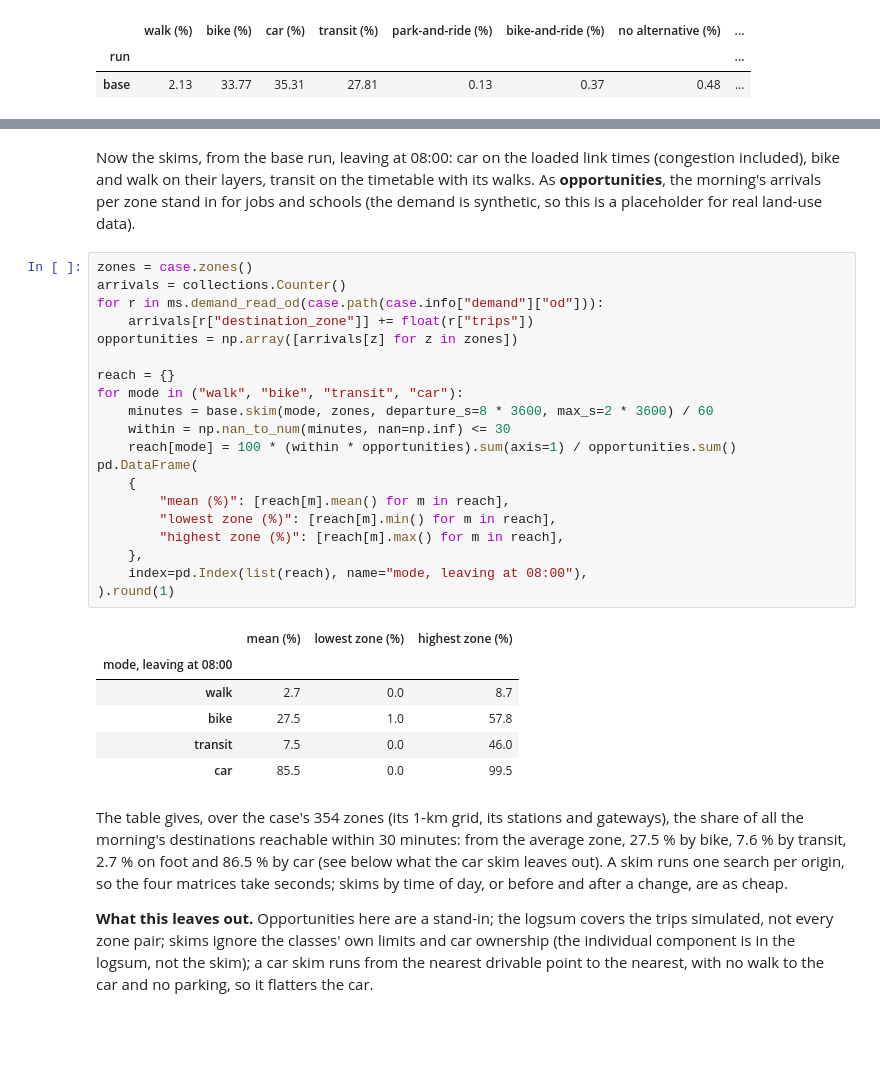
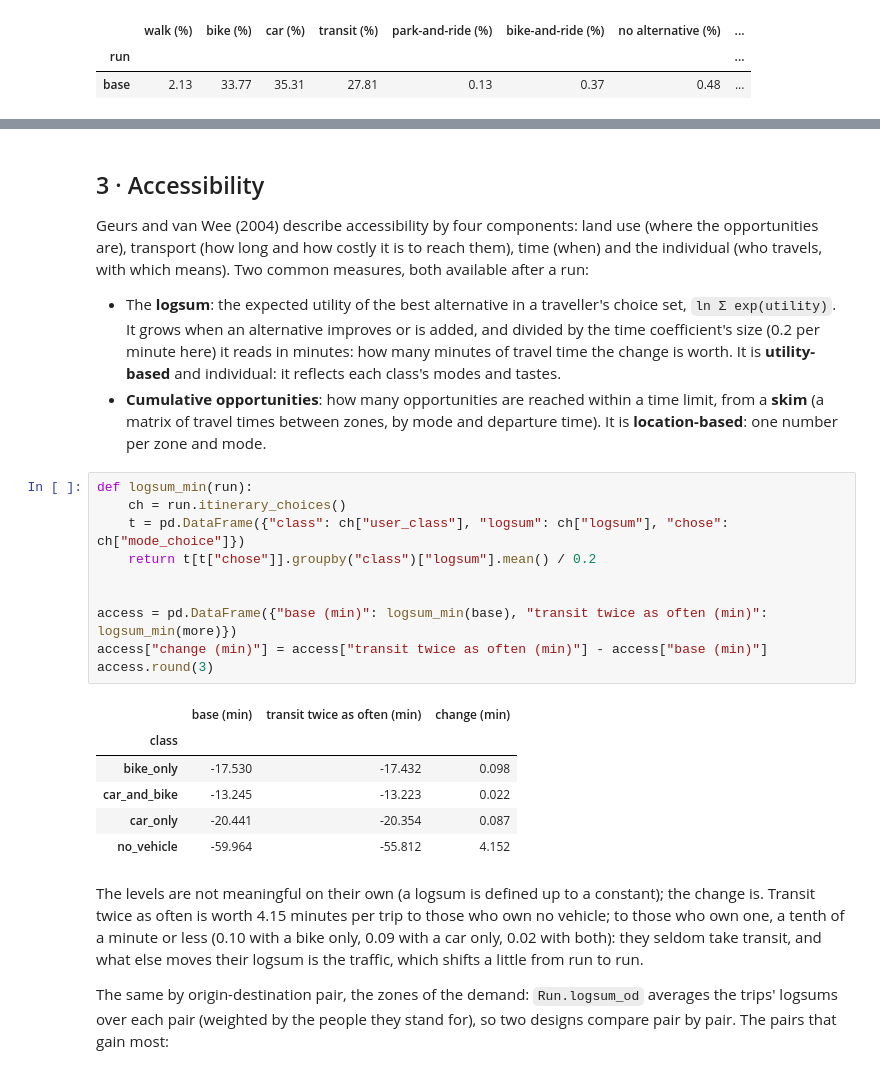
Before and after one commit to bahmanmdd/openmobisim, a Jupyter notebook: manual/tutorials/09_applications.ipynb, the cells around one changed output, grey strips where cells are left out. Cells and saved outputs as stored; diff of their text form; blank space fills up the shorter version.

```diff
--- a/manual/tutorials/09_applications.ipynb
+++ b/manual/tutorials/09_applications.ipynb
@@ -374,41 +377,38 @@ gain[gain["trips"] >= 20].sort_values("change (min)", ascending=False).head(5).r
 # %% [markdown]
-Now the skims, from the base run, leaving at 08:00: car on the loaded link times (congestion included), bike and walk
-on their layers, transit on the timetable with its walks. As **opportunities**, the morning's arrivals per zone stand
-in for jobs and schools (the demand is synthetic, so this is a placeholder for real land-use data).
+## 3 · Accessibility
+
+Geurs and van Wee (2004) describe accessibility by four components: land use (where the opportunities are), transport
+(how long and how costly it is to reach them), time (when) and the individual (who travels, with which means). Two
+common measures, both available after a run:
+
+- The **logsum**: the expected utility of the best alternative in a traveller's choice set,
+  `ln Σ exp(utility)`. It grows when an alternative improves or is added, and divided by the time coefficient's size
+  (0.2 per minute here) it reads in minutes: how many minutes of travel time the change is worth. It is
+  **utility-based** and individual: it reflects each class's modes and tastes.
+- **Cumulative opportunities**: how many opportunities are reached within a time limit, from a **skim** (a matrix of
+  travel times between zones, by mode and departure time). It is **location-based**: one number per zone and mode.
 # %%
-zones = case.zones()
-arrivals = collections.Counter()
-for r in ms.demand_read_od(case.path(case.info["demand"]["od"])):
-    arrivals[r["destination_zone"]] += float(r["trips"])
-opportunities = np.array([arrivals[z] for z in zones])
+def logsum_min(run):
+    ch = run.itinerary_choices()
+    t = pd.DataFrame({"class": ch["user_class"], "logsum": ch["logsum"], "chose": ch["mode_choice"]})
+    return t[t["chose"]].groupby("class")["logsum"].mean() / 0.2
 
-reach = {}
-for mode in ("walk", "bike", "transit", "car"):
-    minutes = base.skim(mode, zones, departure_s=8 * 3600, max_s=2 * 3600) / 60
-    within = np.nan_to_num(minutes, nan=np.inf) <= 30
-    reach[mode] = 100 * (within * opportunities).sum(axis=1) / opportunities.sum()
-pd.DataFrame(
-    {
-        "mean (%)": [reach[m].mean() for m in reach],
-        "lowest zone (%)": [reach[m].min() for m in reach],
-        "highest zone (%)": [reach[m].max() for m in reach],
-    },
-    index=pd.Index(list(reach), name="mode, leaving at 08:00"),
-).round(1)
+
+access = pd.DataFrame({"base (min)": logsum_min(base), "transit twice as often (min)": logsum_min(more)})
+access["change (min)"] = access["transit twice as often (min)"] - access["base (min)"]
+access.round(3)
 # %% [output]
-|  | mean (%) | lowest zone (%) | highest zone (%) |
-| mode, leaving at 08:00 |  |  |  |
-| walk | 2.7 | 0.0 | 8.7 |
-| bike | 27.5 | 1.0 | 57.8 |
-| transit | 7.5 | 0.0 | 46.0 |
-| car | 85.5 | 0.0 | 99.5 |
+|  | base (min) | transit twice as often (min) | change (min) |
+| class |  |  |  |
+| bike_only | -17.530 | -17.432 | 0.098 |
+| car_and_bike | -13.245 | -13.223 | 0.022 |
+| car_only | -20.441 | -20.354 | 0.087 |
+| no_vehicle | -59.964 | -55.812 | 4.152 |
 # %% [markdown]
-The table gives, over the case's 354 zones (its 1-km grid, its stations and gateways), the share of all the morning's
-destinations reachable within 30 minutes: from the average zone, 27.5 % by bike, 7.6 % by transit, 2.7 % on foot and
-86.5 % by car (see below what the car skim leaves out). A skim runs one search per origin, so the four matrices take
-seconds; skims by time of day, or before and after a change, are as cheap.
+The levels are not meaningful on their own (a logsum is defined up to a constant); the change is. Transit twice as
+often is worth 4.15 minutes per trip to those who own no vehicle; to those who own one, a tenth of a minute or less
+(0.10 with a bike only, 0.09 with a car only, 0.02 with both): they seldom take transit, and what else moves their
+logsum is the traffic, which shifts a little from run to run.
 
-**What this leaves out.** Opportunities here are a stand-in; the logsum covers the trips simulated, not every zone pair;
-skims ignore the classes' own limits and car ownership (the individual component is in the logsum, not the skim); a
-car skim runs from the nearest drivable point to the nearest, with no walk to the car and no parking, so it
-flatters the car.
+The same by origin-destination pair, the zones of the demand: `Run.logsum_od` averages the trips' logsums over each
+pair (weighted by the people they stand for), so two designs compare pair by pair. The pairs that gain most:
```
Also changed, not shown: parts of 61 cells of this notebook, 4 other files.
